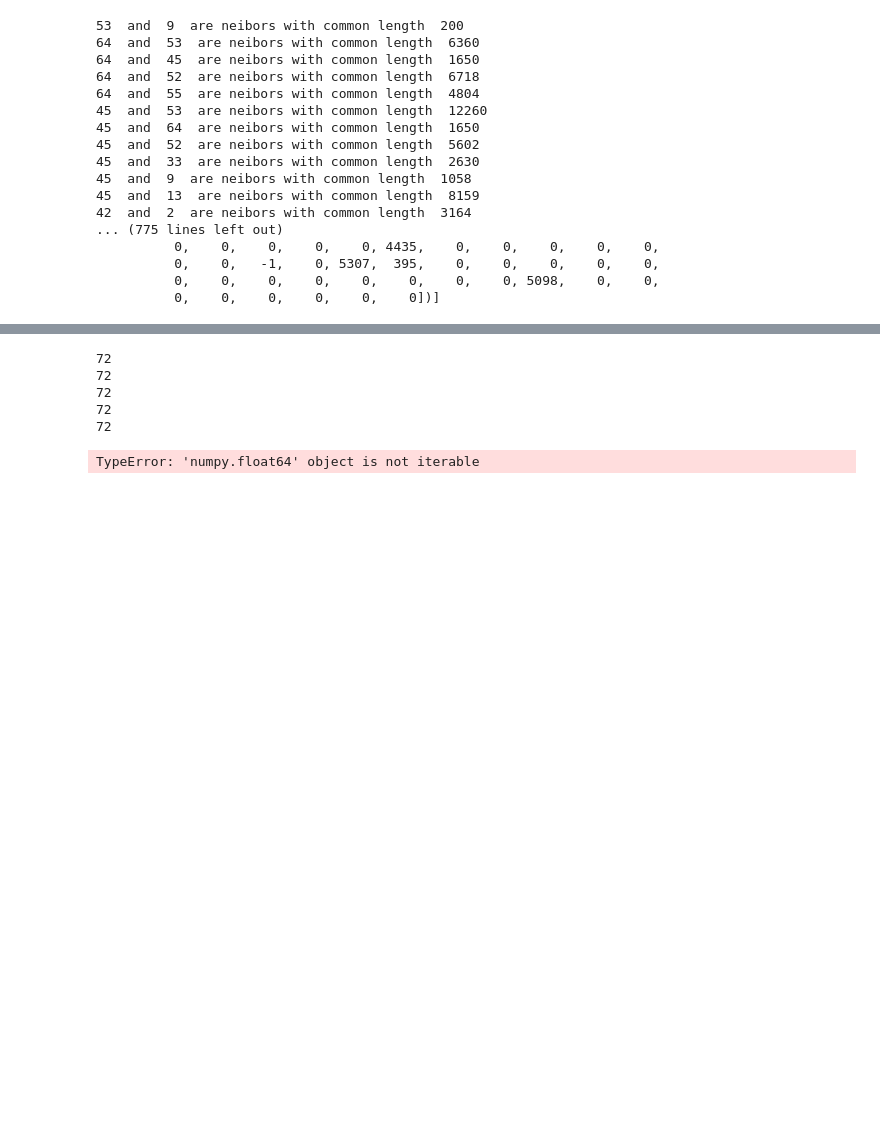
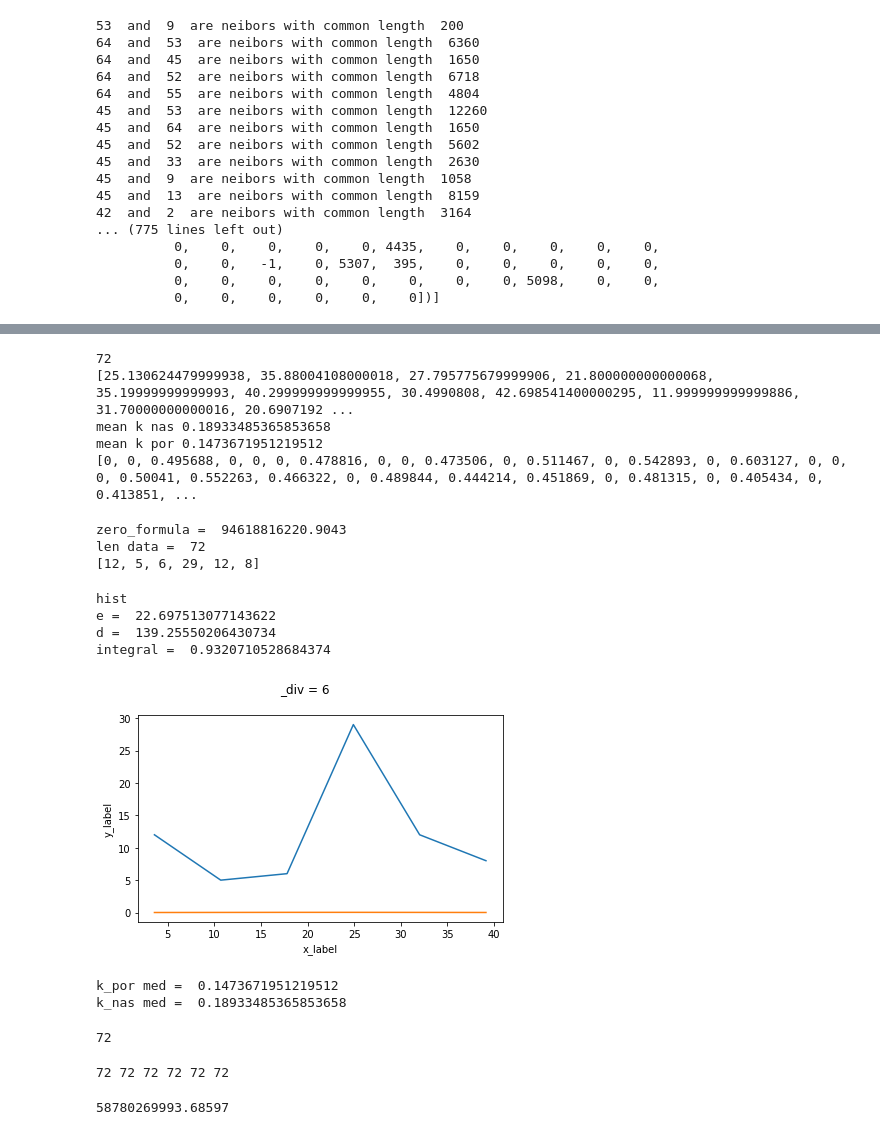
Before and after one commit to LoliDeveloper/workshop_2022, a Jupyter notebook: main.ipynb, the cells around one changed output, grey strips where cells are left out. Cells and saved outputs as stored; diff of their text form; code cells hidden in the pictures; blank space fills up the shorter version.

```diff
--- a/main.ipynb
+++ b/main.ipynb
@@ -5,8 +5,6 @@ import math
 import lasio
 import os
 import pandas as pd
-k_por = np.load('./old/k_pors.npy')
-k_nas = np.load('./old/k_nas.npy')
 path_to_RIGIS = r'./welldata/RIGIS/'
 path_to_GIS = r'./welldata/GIS_md/'
 path_to_welltracks = r'./welldata/welltracks.txt'
@@ -96,8 +94,16 @@ def get_k_nas_por():
     k_por = []
     for k in range(len(lasDataFrame)):
         frame = lasDataFrame[k]
-        k_nas.append(frame['KG_T'])
-        k_por.append(frame['KP_T'])
+        k_nas.append([val for val in frame['KG_T']])
+        for k_w in range(len(k_nas)):
+            for k in range(len(k_nas[k_w])):
+                if math.isnan(k_nas[k_w][k]):
+                    k_nas[k_w][k] = 0
+        k_por.append([val for val in frame['KP_T']])
+
+        for k_w in range(len(k_por)):
+            for k in range(len(k_por[k_w])):
+                if math.isnan(k_por[k_w][k]):
+                    k_por[k_w][k] = 0
     return (k_nas, k_por)
 k_nas,k_por = get_k_nas_por()
-len(lasDataFrame)
@@ -231,3 +233,4 @@ for i in range(len(region_polys)):
 # %%
-def zero_formula(S, H, kp, kg, ft = 1, fp = 1):
-    return S*H*kp*kg*ft*fp
+bg = 0.00848016
+def zero_formula(S, H, kp, kg, bg = 0.00848016, ft = 1, fp = 1):
+    return S*H*kp*kg/bg
@@ -252,19 +237,47 @@ Length: 1286, dtype: float64
 # %%
-from get_value import get_value
-mean_k_nas = [sum(k)/len(k) for k in k_nas]
-mean_k_por = [sum(k)/len(k) for k in k_por]
-print(len(adj_mat[0]))
+
+mean_k_nas = [sum(k)/len(k) for k in k_nas if len(k) > 0]
+mean_k_por = [sum(k)/len(k) for k in k_por if len(k) > 0]
 heights = get_heights_list()
-print(len(heights))
-print(len(squares))
-print(len(perimeters))
-get_value(mean_k_nas, mean_k_por, heights, squares, adj_mat, perimeters)
+print(heights)
+print('mean k nas',mean_k_nas[0])
+print('mean k por',mean_k_por[0])
+print(k_nas[0], k_por[0])
 # %% [output]
 72
-72
-72
-72
-72
+[25.130624479999938, 35.88004108000018, 27.795775679999906, 21.800000000000068, 35.19999999999993, 40.299999999999955, 30.4990808, 42.698541400000295, 11.999999999999886, 31.70000000000016, 20.6907192 ...
+mean k nas 0.18933485365853658
+mean k por 0.1473671951219512
+[0, 0, 0.495688, 0, 0, 0, 0.478816, 0, 0, 0.473506, 0, 0.511467, 0, 0.542893, 0, 0.603127, 0, 0, 0, 0.50041, 0.552263, 0.466322, 0, 0.489844, 0.444214, 0.451869, 0, 0.481315, 0, 0.405434, 0, 0.413851, ...
-TypeError: 'numpy.float64' object is not iterable
+# %%
+from vis_rigis_data import visualize_data
+print("zero_formula = ", zero_formula(main_area, sum(heights)/len(heights), sum(mean_k_por)/len(mean_k_por), sum(mean_k_nas)/len(mean_k_nas)))
+visualize_data(heights, 6)
+print("k_por med = ", mean_k_por[0])
+print("k_nas med = ", mean_k_nas[0])
+#plt.plot(,[])
+# %% [output]
+zero_formula =  94618816220.9043
+len data =  72
+[12, 5, 6, 29, 12, 8]
+hist
+e =  22.697513077143622
+d =  139.25550206430734
+integral =  0.9320710528684374
+[figure, added]
+k_por med =  0.1473671951219512
+k_nas med =  0.18933485365853658
 # %%
 len([np.mean(x) for x in k_nas])
+# %% [output]
+72
+# %%
+from get_value import get_value
+
+print(len(mean_k_nas), len(mean_k_por), len(heights), len(squares), len(adj_mat), len(perimeters))
+
+v1 = get_value(mean_k_nas, mean_k_por, heights, squares, adj_mat, perimeters)
+sum(v1)/bg
+# %% [output]
+72 72 72 72 72 72
+58780269993.68597
```
Also changed, not shown: parts of 4 cells of this notebook, 2 other files.
